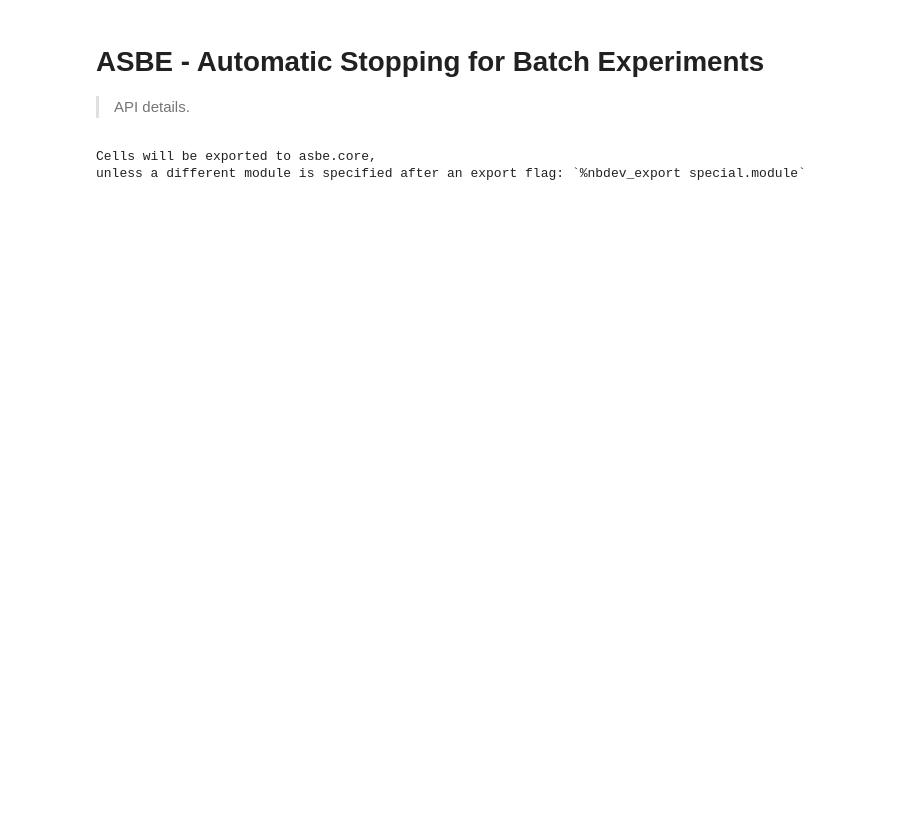
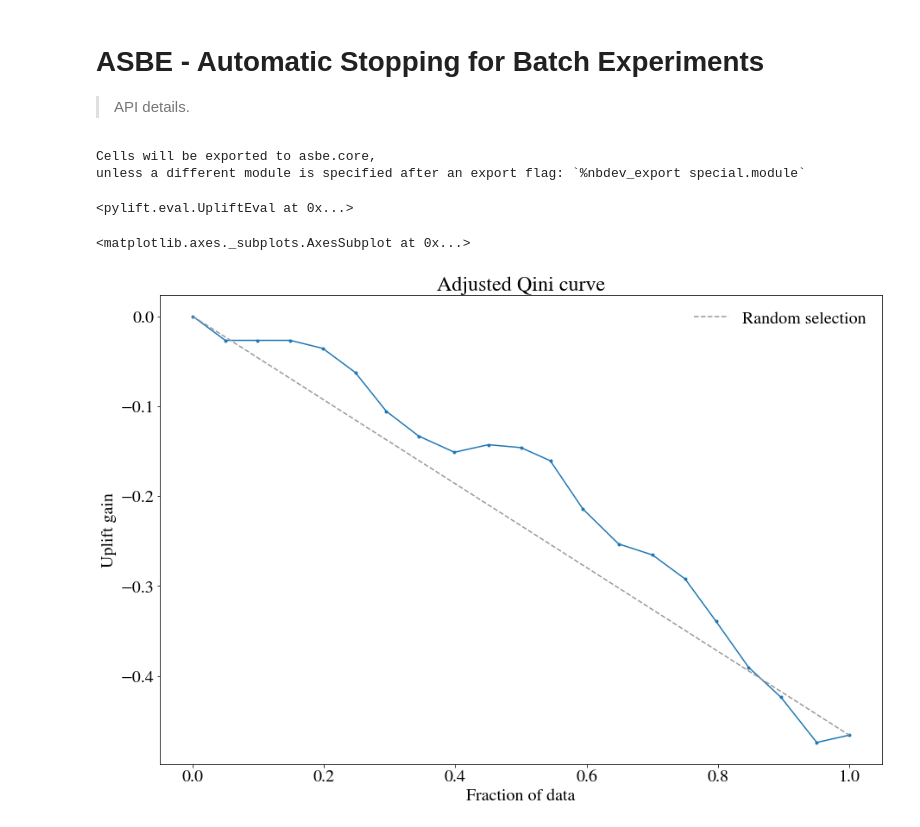
Before and after one commit to puhazoli/asbe, a Jupyter notebook: 00_core.ipynb, the cells around one changed output. Saved outputs shown, nothing was run; the diff lists cells and outputs as text; code cells hidden in the pictures; blank space fills up the shorter version.

```diff
--- a/00_core.ipynb
+++ b/00_core.ipynb
@@ -151,0 +172,9 @@ assert X_sel.shape       == (10,2)
+# %%
+asl.score(preds=None, y_true = y_test, t_true = t_test)
+# %% [output]
+<pylift.eval.UpliftEval at 0x...>
+# %%
+sc.plot_aqini()
+# %% [output]
+<matplotlib.axes._subplots.AxesSubplot at 0x...>
+[figure, added]
```
Also changed, not shown: parts of 3 cells of this notebook, 1 other file.
